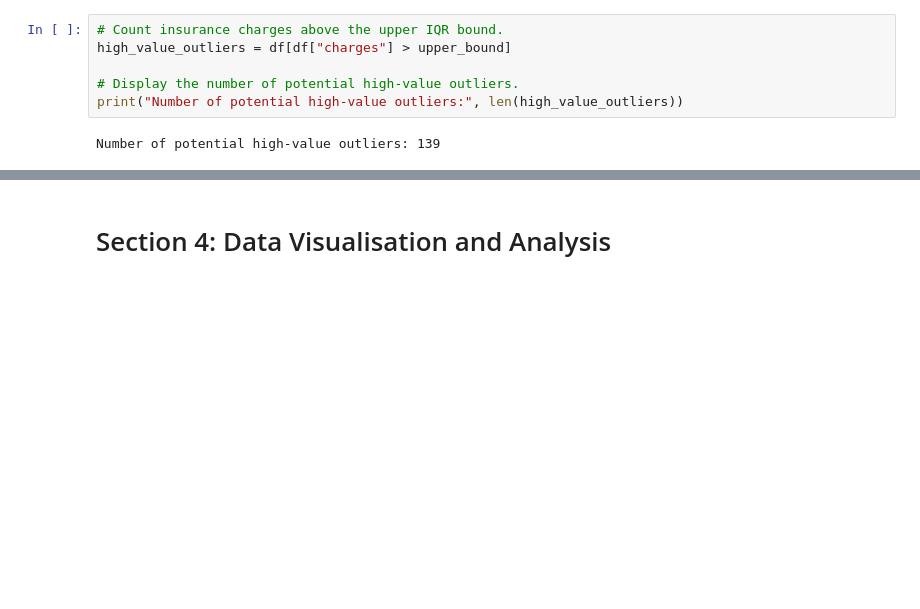
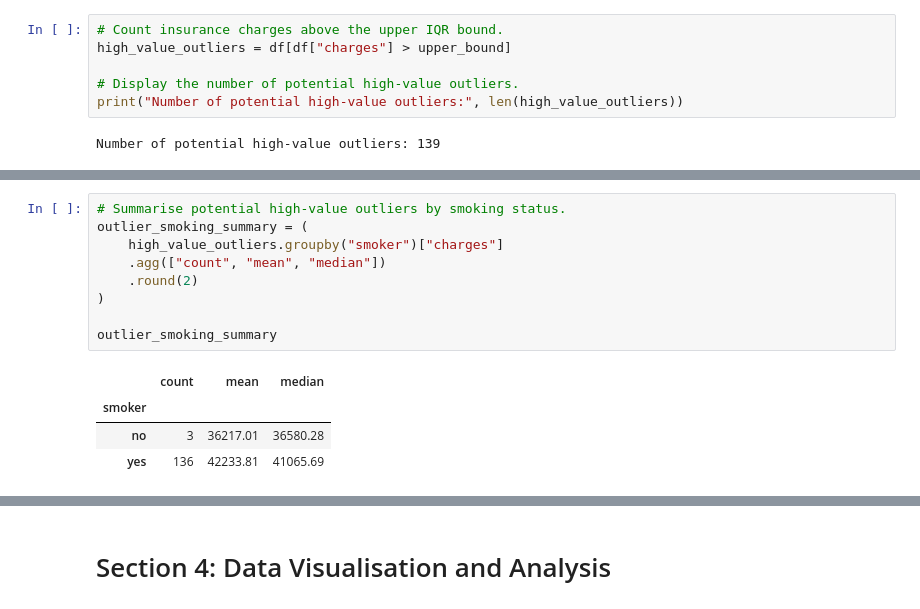
Before and after one commit to kavithasreesai30-del/healthcare-insurance-assessment-2, a Jupyter notebook: notebooks/healthcare_insurance_analysis.ipynb, the cells around one changed output, grey strips where cells are left out. Cells and saved outputs as stored; diff of their text form; blank space fills up the shorter version.

Commit message:
Document statistical analysis and investigate high-value outliers

```diff
--- a/notebooks/healthcare_insurance_analysis.ipynb
+++ b/notebooks/healthcare_insurance_analysis.ipynb
@@ -555,0 +595,14 @@ The IQR method identified 139 records with insurance charges above the upper bou
+# %%
+# Summarise potential high-value outliers by smoking status.
+outlier_smoking_summary = (
+    high_value_outliers.groupby("smoker")["charges"]
+    .agg(["count", "mean", "median"])
+    .round(2)
+)
+
+outlier_smoking_summary
+# %% [output]
+|  | count | mean | median |
+| smoker |  |  |  |
+| no | 3 | 36217.01 | 36580.28 |
+| yes | 136 | 42233.81 | 41065.69 |
```
Also changed, not shown: parts of 10 cells of this notebook.
